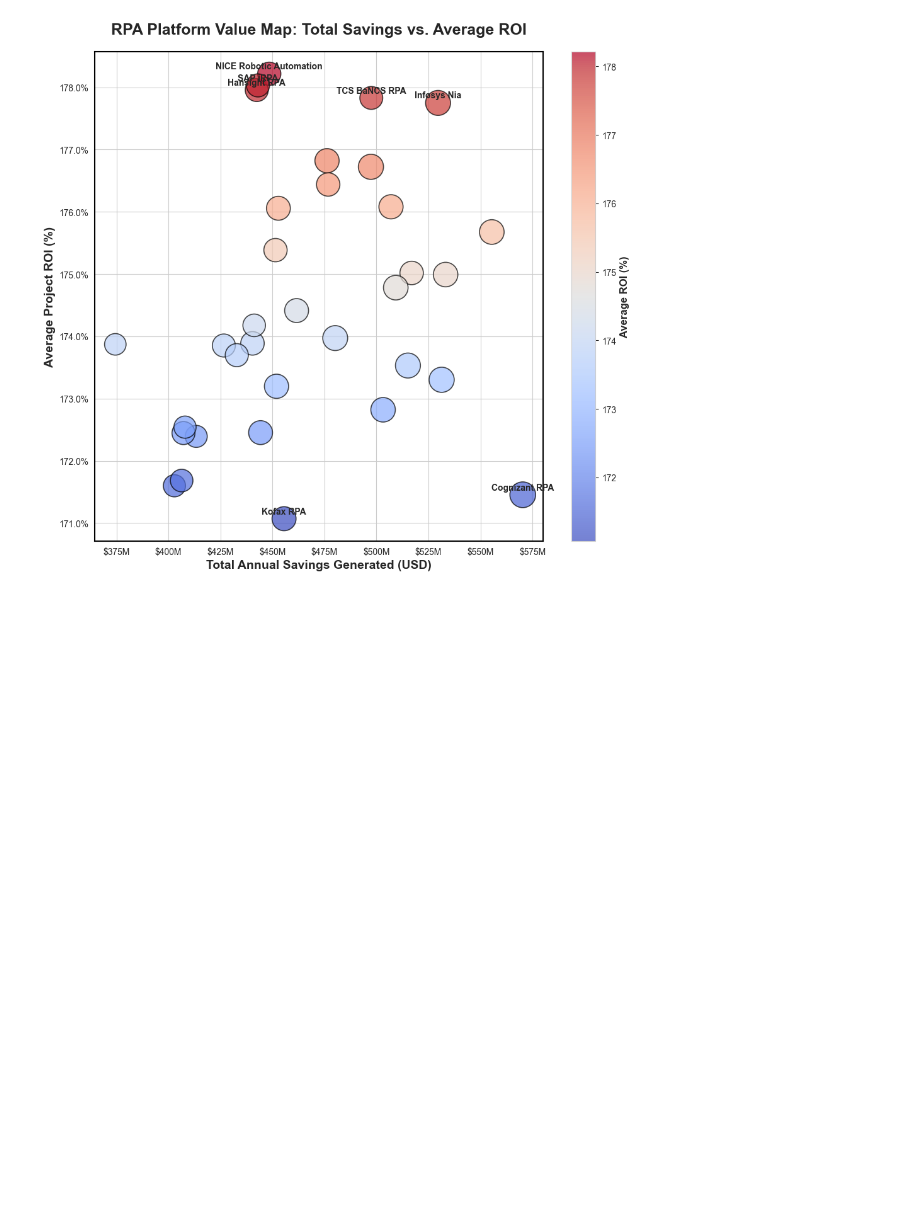
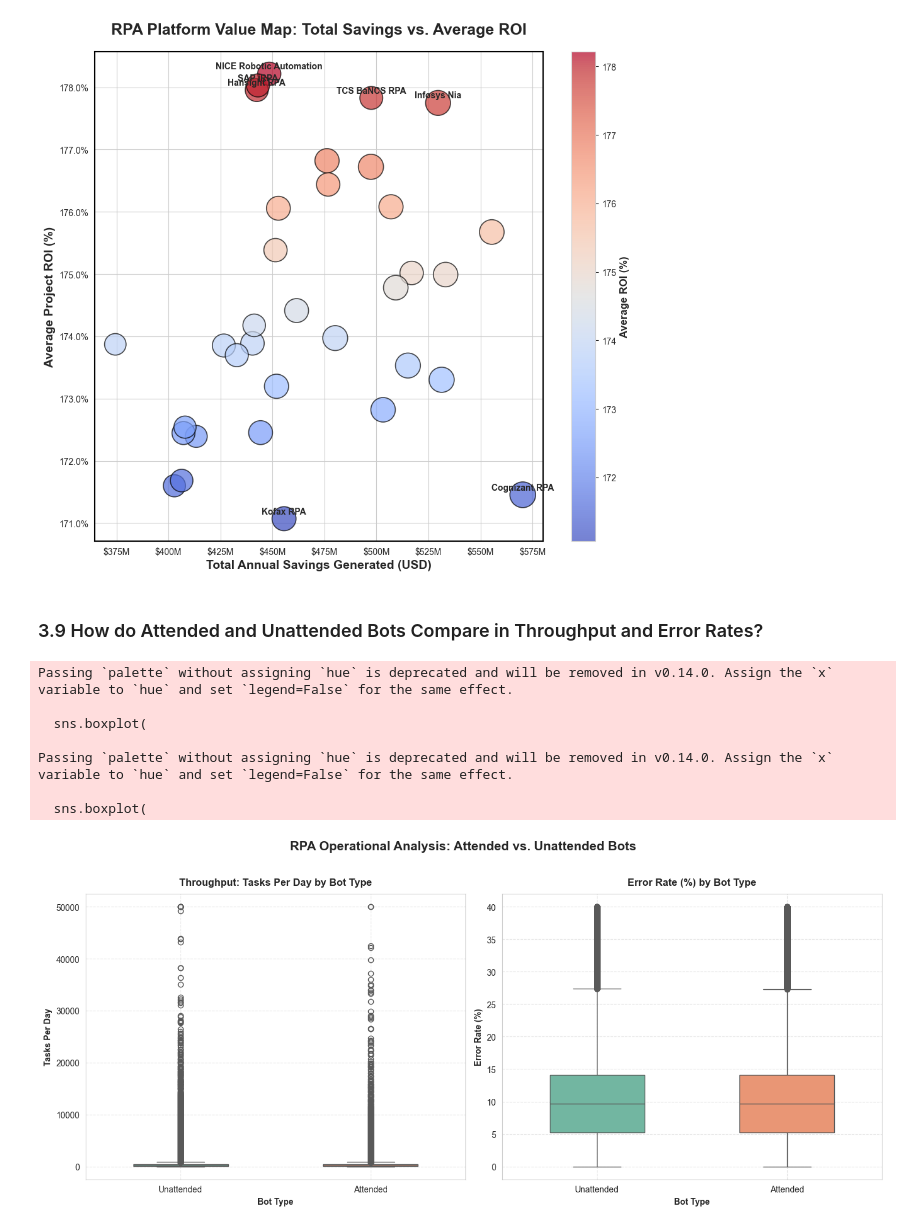
Before and after one commit to fathirrizkifadillah/Worldwide-Robotic-Process-Automation-Database-2026, a Jupyter notebook: main.ipynb, the cells around one changed output. Saved outputs shown, nothing was run; the diff lists cells and outputs as text; code cells hidden in the pictures; blank space fills up the shorter version.

Commit message:
3.9 : RPA Operational Anlysis : Attended vs Unattended Bots

```diff
--- a/main.ipynb
+++ b/main.ipynb
@@ -1309,3 +1309,51 @@ plt.savefig(filepath, dpi=300, facecolor='white')
 plt.show()
 # %% [output]
 [figure]
+# %% [markdown]
+### 3.9 How do Attended and Unattended Bots Compare in Throughput and Error Rates?
+# %%
+software['bot_type'] = np.where(software['unattended_bot'] == 'Yes', 'Unattended', 'Attended')
+
+fig, axes = plt.subplots(1, 2, figsize=(14, 6))
+
+sns.boxplot(
+    data=software,
+    x='bot_type',
+    y='tasks_per_day',
+    palette='Set2',
+    ax=axes[0],
+    width=0.5
+)
+axes[0].set_title('Throughput: Tasks Per Day by Bot Type', fontsize=12, fontweight='bold', pad=10)
+axes[0].set_xlabel('Bot Type', fontweight='bold')
+axes[0].set_ylabel('Tasks Per Day', fontweight='bold')
+axes[0].grid(True, linestyle='--', alpha=0.5)
+
+sns.boxplot(
+    data=software,
+    x='bot_type',
+    y='error_rate_percent',
+    palette='Set2',
+    ax=axes[1],
+    width=0.5
+)
+axes[1].set_title('Error Rate (%) by Bot Type', fontsize=12, fontweight='bold', pad=10)
+axes[1].set_xlabel('Bot Type', fontweight='bold')
+axes[1].set_ylabel('Error Rate (%)', fontweight='bold')
+axes[1].grid(True, linestyle='--', alpha=0.5)
+
+plt.suptitle('RPA Operational Analysis: Attended vs. Unattended Bots', fontsize=15, fontweight='bold', y=1.02)
+plt.tight_layout()
+
+filepath = os.path.join('img', 'Attended_vs_Unattended_Bot_Performance.png')
+plt.savefig(filepath, dpi=300, bbox_inches='tight', facecolor='white')
+plt.show()
+# %% [output]
+Passing `palette` without assigning `hue` is deprecated and will be removed in v0.14.0. Assign the `x` variable to `hue` and set `legend=False` for the same effect.
+
+  sns.boxplot(
+
+Passing `palette` without assigning `hue` is deprecated and will be removed in v0.14.0. Assign the `x` variable to `hue` and set `legend=False` for the same effect.
+
+  sns.boxplot(
+[figure, added]
```
Also changed, not shown: 1 other file.
